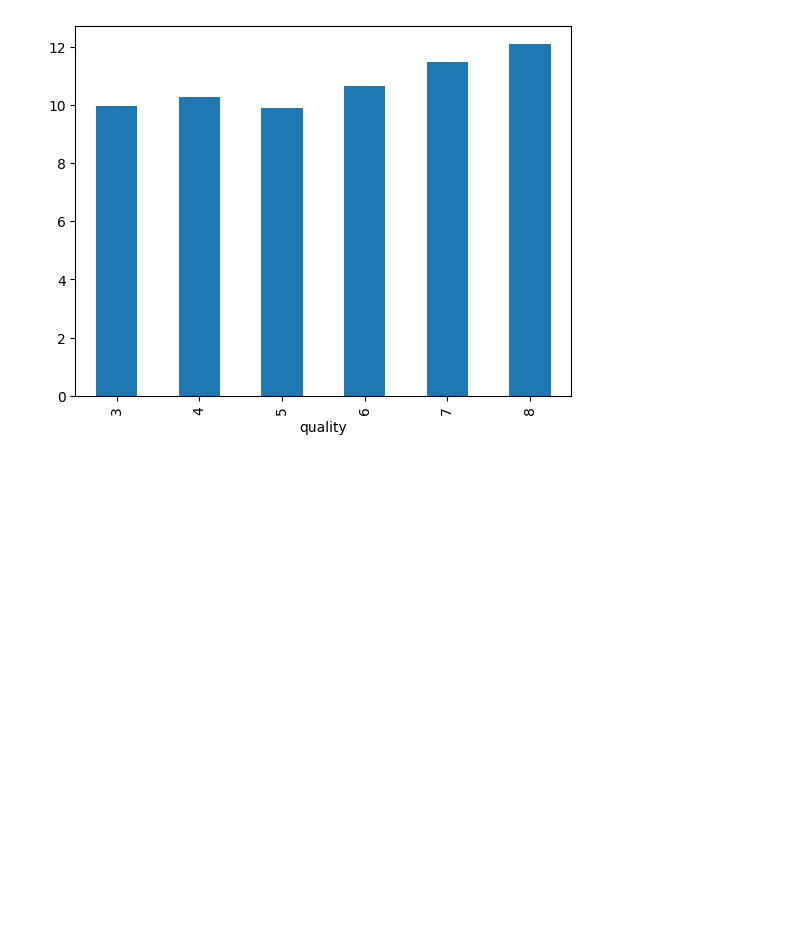
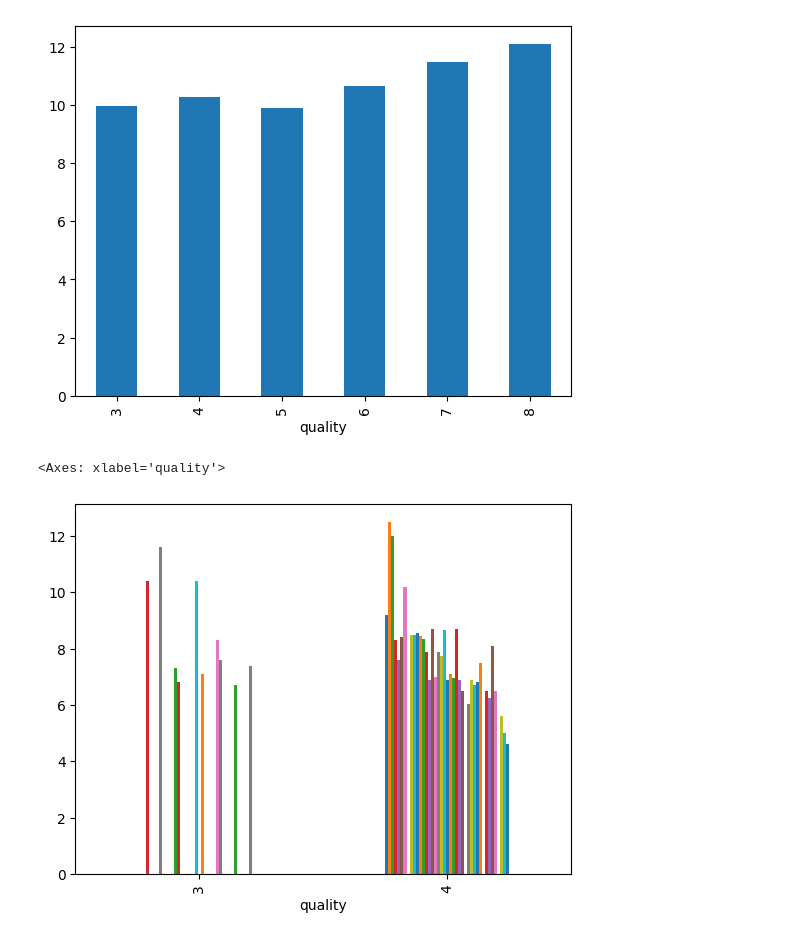
Before and after one commit to ricardosc12/ciencia_dos_dados, a Jupyter notebook: revisão/revisao.ipynb, the cells around one changed output. Saved outputs shown, nothing was run; the diff lists cells and outputs as text; code cells hidden in the pictures; blank space fills up the shorter version.

```diff
--- a/revisão/revisao.ipynb
+++ b/revisão/revisao.ipynb
@@ -236,3 +236,8 @@ df.groupby(['quality'])['alcohol'].mean().plot.bar()
 # %% [output]
 <Axes: xlabel='quality'>
 [figure]
+# %%
+df[(df['quality'] == 3) | (df['quality'] == 4)].groupby(['quality','pH'])['fixed acidity'].mean().unstack().plot.bar(legend=False)
+# %% [output]
+<Axes: xlabel='quality'>
+[figure, added]
```
Also changed, not shown: parts of 2 cells of this notebook, 3 other files.
